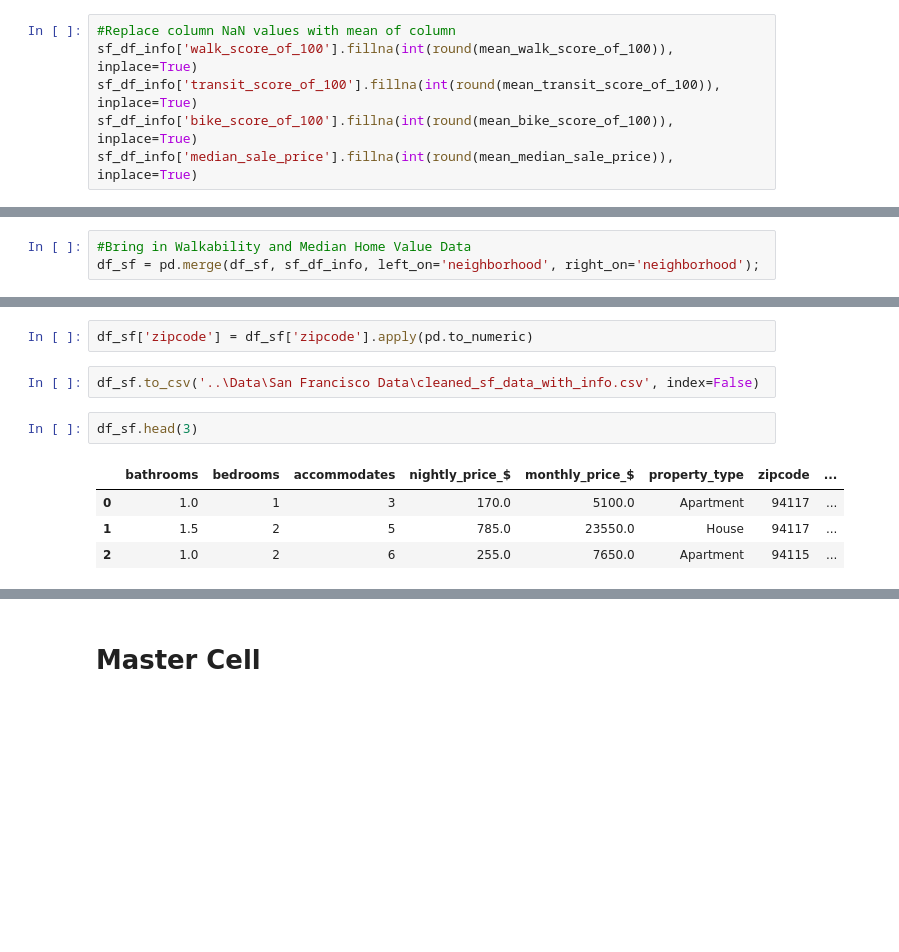
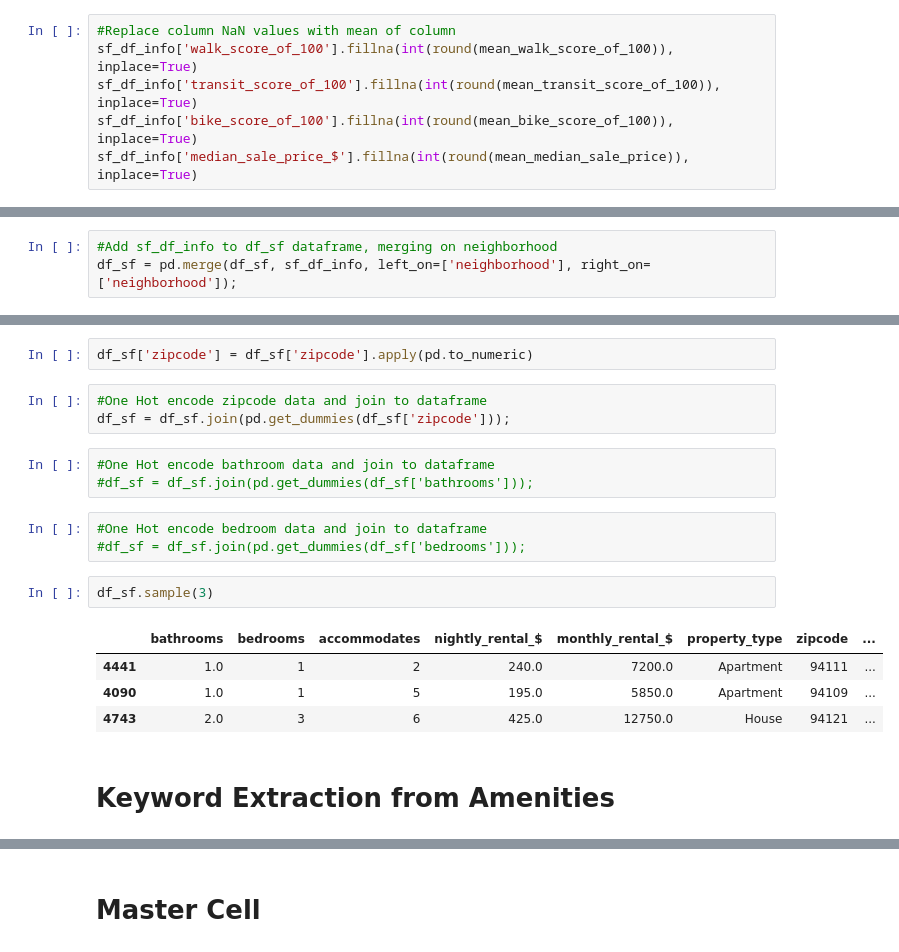
Before and after one commit to MohammadBakir/Predicting-ROI-On-AirBnb-Rentals, a Jupyter notebook: Project Luther.ipynb, the cells around one changed output, grey strips where cells are left out. Cells and saved outputs as stored; diff of their text form; blank space fills up the shorter version.

Commit message:
Added Categorical Amenities Data and ROI Data

```diff
--- a/Project Luther.ipynb
+++ b/Project Luther.ipynb
@@ -280,11 +271,14 @@ mean_median_sale_price = sf_df_info['median_sale_price'].mean(skipna=True)
 sf_df_info['walk_score_of_100'].fillna(int(round(mean_walk_score_of_100)), inplace=True)
 sf_df_info['transit_score_of_100'].fillna(int(round(mean_transit_score_of_100)), inplace=True)
 sf_df_info['bike_score_of_100'].fillna(int(round(mean_bike_score_of_100)), inplace=True)
-sf_df_info['median_sale_price'].fillna(int(round(mean_median_sale_price)), inplace=True)
+sf_df_info['median_sale_price_$'].fillna(int(round(mean_median_sale_price)), inplace=True)
 # %%
 #Save Cleaned SF Info Data to CSV
 #Save data to csv file
 sf_df_info.to_csv('..\Data\San Francisco Data\cleaned_sf_walk_and_sale_df.csv', index=False)
+# %%
+#Add sf_df_info to df_sf dataframe, merging on neighborhood
+df_sf = pd.merge(df_sf, sf_df_info, left_on=['neighborhood'], right_on=['neighborhood']);
 # %% [markdown]
 # One Hot Encoding
 # %%
@@ -293,9 +287,6 @@ df_sf = df_sf.join(pd.get_dummies(df_sf['property_type']));
 # %%
 #One Hot encode neighorhood data and join to dataframe
 df_sf = df_sf.join(pd.get_dummies(df_sf['neighborhood']));
-# %%
-#Bring in Walkability and Median Home Value Data
-df_sf = pd.merge(df_sf, sf_df_info, left_on='neighborhood', right_on='neighborhood');
 # %%
 #Remove all non values from zipcode column
 df_sf = df_sf[(df_sf['zipcode'].notnull())]
@@ -304,12 +295,21 @@ df_sf = df_sf[(df_sf['zipcode'].notnull())]
 df_sf = df_sf[(df_sf['zipcode'] != 'CA')]
 # %%
 df_sf['zipcode'] = df_sf['zipcode'].apply(pd.to_numeric)
-# %%
-df_sf.to_csv('..\Data\San Francisco Data\cleaned_sf_data_with_info.csv', index=False)
+# %%
+#One Hot encode zipcode data and join to dataframe
+df_sf = df_sf.join(pd.get_dummies(df_sf['zipcode']));
+# %%
+#One Hot encode bathroom data and join to dataframe
+#df_sf = df_sf.join(pd.get_dummies(df_sf['bathrooms']));
+# %%
+#One Hot encode bedroom data and join to dataframe
+#df_sf = df_sf.join(pd.get_dummies(df_sf['bedrooms']));
 # %%
-df_sf.head(3)
+df_sf.sample(3)
 # %% [output]
-|  | bathrooms | bedrooms | accommodates | nightly_price_$ | monthly_price_$ | property_type | zipcode | ... |
-| 0 | 1.0 | 1 | 3 | 170.0 | 5100.0 | Apartment | 94117 | ... |
-| 1 | 1.5 | 2 | 5 | 785.0 | 23550.0 | House | 94117 | ... |
-| 2 | 1.0 | 2 | 6 | 255.0 | 7650.0 | Apartment | 94115 | ... |
+|  | bathrooms | bedrooms | accommodates | nightly_rental_$ | monthly_rental_$ | property_type | zipcode | ... |
+| 4441 | 1.0 | 1 | 2 | 240.0 | 7200.0 | Apartment | 94111 | ... |
+| 4090 | 1.0 | 1 | 5 | 195.0 | 5850.0 | Apartment | 94109 | ... |
+| 4743 | 2.0 | 3 | 6 | 425.0 | 12750.0 | House | 94121 | ... |
+# %% [markdown]
+# Keyword Extraction from Amenities
```
Also changed, not shown: parts of 54 cells of this notebook, 1 other file.
